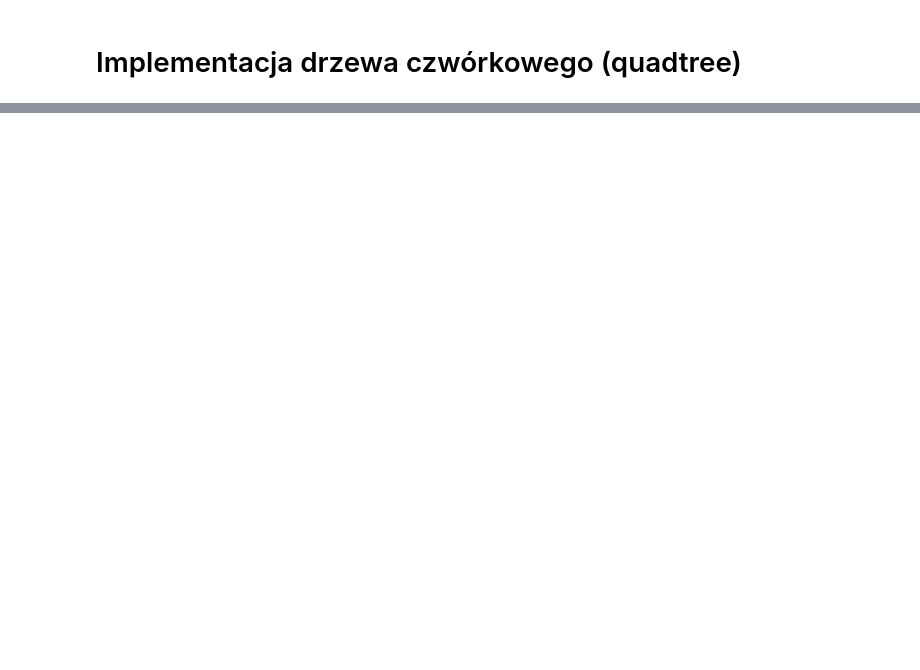
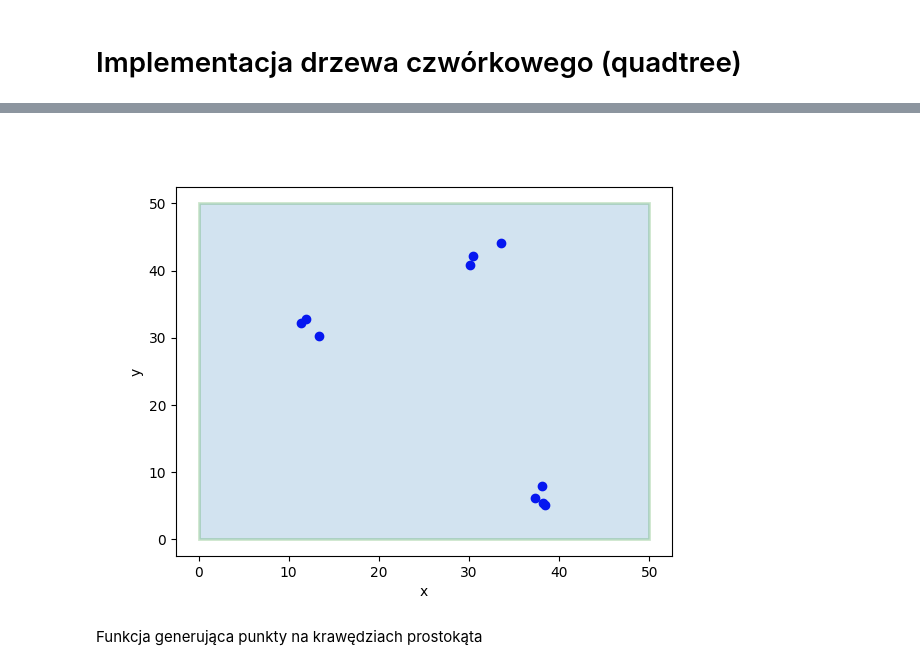
Before and after one commit to Karol1092/quadtree-kdtree, a Jupyter notebook: quadtree/main.ipynb, the cells around one changed output, grey strips where cells are left out. Drawn from its saved outputs; the diff is of its cells as text; code cells hidden in the pictures; blank space fills up the shorter version.

```diff
--- a/quadtree/main.ipynb
+++ b/quadtree/main.ipynb
@@ -211,0 +431,37 @@ print(test_tree.get_points())
+# %%
+def generate_gesture_points(boundary: Boundary, n: int) -> list[Point]:
+    width = boundary.right_up.x - boundary.left_down.x
+    height = boundary.right_up.y - boundary.left_down.y
+
+    # mniejszy = gęściej
+    margin = 0.06 * min(width, height)
+
+    centers = [
+        Point(
+            np.random.uniform(boundary.left_down.x, boundary.right_up.x),
+            np.random.uniform(boundary.left_down.y, boundary.right_up.y),
+        )
+        for _ in range(3)
+    ]
+
+    base = n // 3
+    counts = [base, base, n - 2 * base]
+
+    points: list[Point] = []
+    for c, k in zip(centers, counts):
+        for _ in range(k):
+            x = c.x + np.random.uniform(-margin, margin)
+            y = c.y + np.random.uniform(-margin, margin)
+
+            x = float(np.clip(x, boundary.left_down.x, boundary.right_up.x))
+            y = float(np.clip(y, boundary.left_down.y, boundary.right_up.y))
+
+            points.append(Point(x, y))
+
+    return points
+# %%
+visualize_generators(10, generate_gesture_points).show()
+# %% [output]
+[figure, added]
+# %% [markdown]
+Funkcja generująca punkty na krawędziach prostokąta
```
Also changed, not shown: parts of 38 cells of this notebook, 7 other files.
